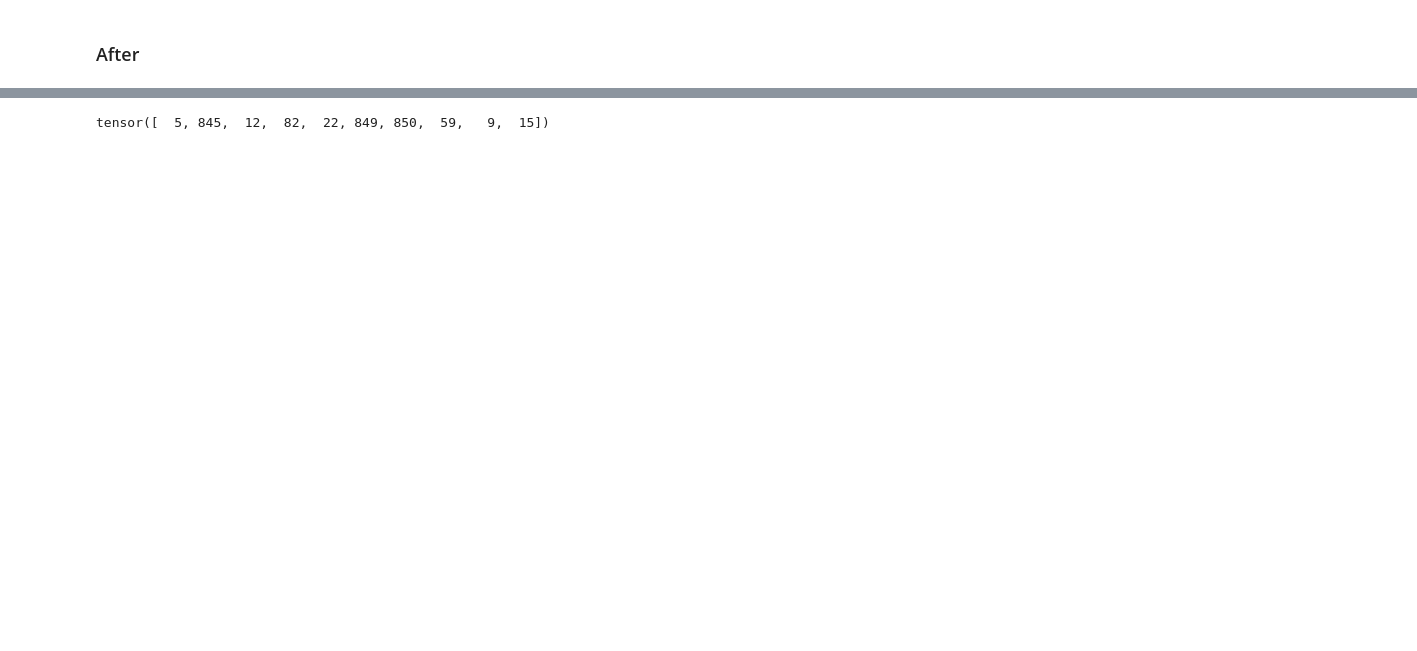
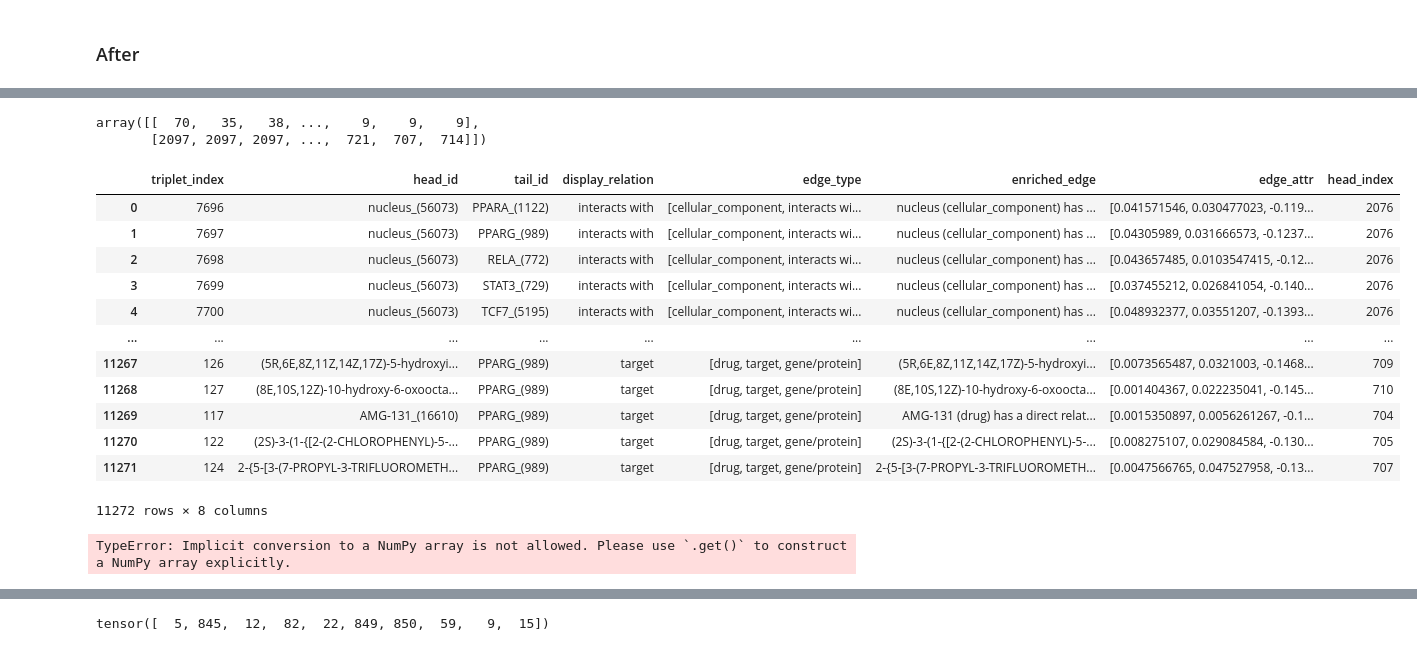
Before and after one commit to VirtualPatientEngine/AIAgents4Pharma, a Jupyter notebook: docs/notebooks/talk2knowledgegraphs/profiling_cudf.ipynb, the cells around one changed output, grey strips where cells are left out. Saved outputs shown, nothing was run; the diff lists cells and outputs as text; code cells hidden in the pictures; blank space fills up the shorter version.

```diff
--- a/docs/notebooks/talk2knowledgegraphs/profiling_cudf.ipynb
+++ b/docs/notebooks/talk2knowledgegraphs/profiling_cudf.ipynb
@@ -259,0 +439,21 @@ tensor([0., 0., 0.,  ..., 0., 0., 0.])
+# %%
+edge_index
+# %% [output]
+array([[  70,   35,   38, ...,    9,    9,    9],
+       [2097, 2097, 2097, ...,  721,  707,  714]])
+# %%
+edges
+# %% [output]
+|  | triplet_index | head_id | tail_id | display_relation | edge_type | enriched_edge | edge_attr | head_index |
+| 0 | 7696 | nucleus_(56073) | PPARA_(1122) | interacts with | [cellular_component, interacts wi... | nucleus (cellular_component) has ... | [0.041571546, 0.030477023, -0.119... | 2076 |
+| 1 | 7697 | nucleus_(56073) | PPARG_(989) | interacts with | [cellular_component, interacts wi... | nucleus (cellular_component) has ... | [0.04305989, 0.031666573, -0.1237... | 2076 |
+| 2 | 7698 | nucleus_(56073) | RELA_(772) | interacts with | [cellular_component, interacts wi... | nucleus (cellular_component) has ... | [0.043657485, 0.0103547415, -0.12... | 2076 |
+| 3 | 7699 | nucleus_(56073) | STAT3_(729) | interacts with | [cellular_component, interacts wi... | nucleus (cellular_component) has ... | [0.037455212, 0.026841054, -0.140... | 2076 |
+| 4 | 7700 | nucleus_(56073) | TCF7_(5195) | interacts with | [cellular_component, interacts wi... | nucleus (cellular_component) has ... | [0.048932377, 0.03551207, -0.1393... | 2076 |
+| ... | ... | ... | ... | ... | ... | ... | ... | ... |
+| 11267 | 126 | (5R,6E,8Z,11Z,14Z,17Z)-5-hydroxyi... | PPARG_(989) | target | [drug, target, gene/protein] | (5R,6E,8Z,11Z,14Z,17Z)-5-hydroxyi... | [0.0073565487, 0.0321003, -0.1468... | 709 |
+| 11268 | 127 | (8E,10S,12Z)-10-hydroxy-6-oxoocta... | PPARG_(989) | target | [drug, target, gene/protein] | (8E,10S,12Z)-10-hydroxy-6-oxoocta... | [0.001404367, 0.022235041, -0.145... | 710 |
+| 11269 | 117 | AMG-131_(16610) | PPARG_(989) | target | [drug, target, gene/protein] | AMG-131 (drug) has a direct relat... | [0.0015350897, 0.0056261267, -0.1... | 704 |
+| 11270 | 122 | (2S)-3-(1-{[2-(2-CHLOROPHENYL)-5-... | PPARG_(989) | target | [drug, target, gene/protein] | (2S)-3-(1-{[2-(2-CHLOROPHENYL)-5-... | [0.008275107, 0.029084584, -0.130... | 705 |
+| 11271 | 124 | 2-{5-[3-(7-PROPYL-3-TRIFLUOROMETH... | PPARG_(989) | target | [drug, target, gene/protein] | 2-{5-[3-(7-PROPYL-3-TRIFLUOROMETH... | [0.0047566765, 0.047527958, -0.13... | 707 |
+11272 rows × 8 columns
@@ -259,0 +481,47 @@ tensor([0., 0., 0.,  ..., 0., 0., 0.])
+# %%
+prizes = {"nodes": n_prizes, "edges": e_prizes}
+
+cost_e = cfg.cost_e
+
+# Logic to reduce the cost of the edges such that at least one edge is selected
+updated_cost_e = min(
+    cost_e,
+    prizes["edges"].max().item() * (1 - c_const / 2),
+)
+
+# Initialize variables
+edges = []
+costs = []
+virtual = {
+    "n_prizes": [],
+    "edges": [],
+    "costs": [],
+}
+mapping = {"nodes": {}, "edges": {}}
+
+# Compute the costs, edges, and virtual variables based on the prizes
+for i, (src, dst) in enumerate(_create_edge_index(graph_nodes, graph_edges).T):
+    prize_e = prizes["edges"][i]
+    if prize_e <= updated_cost_e:
+        mapping["edges"][len(edges)] = i
+        edges.append((src, dst))
+        costs.append(updated_cost_e - prize_e)
+    else:
+        virtual_node_id = graph_nodes.shape[0] + len(virtual["n_prizes"])
+        mapping["nodes"][virtual_node_id] = i
+        virtual["edges"].append((src, virtual_node_id))
+        virtual["edges"].append((virtual_node_id, dst))
+        virtual["costs"].append(0)
+        virtual["costs"].append(0)
+        virtual["n_prizes"].append(prize_e - updated_cost_e)
+prizes = cp.concatenate([prizes["nodes"], cp.array(virtual["n_prizes"])])
+edges_dict = {}
+edges_dict["edges"] = edges
+edges_dict["num_prior_edges"] = len(edges)
+# Final computation of the costs and edges based on the virtual costs and virtual edges
+if len(virtual["costs"]) > 0:
+    costs = cp.array(costs + virtual["costs"])
+    edges = cp.array(edges + virtual["edges"])
+    edges_dict["edges"] = edges
+# %% [output]
+TypeError: Implicit conversion to a NumPy array is not allowed. Please use `.get()` to construct a NumPy array explicitly.
```
Also changed, not shown: parts of 69 cells of this notebook, 5 other files.
